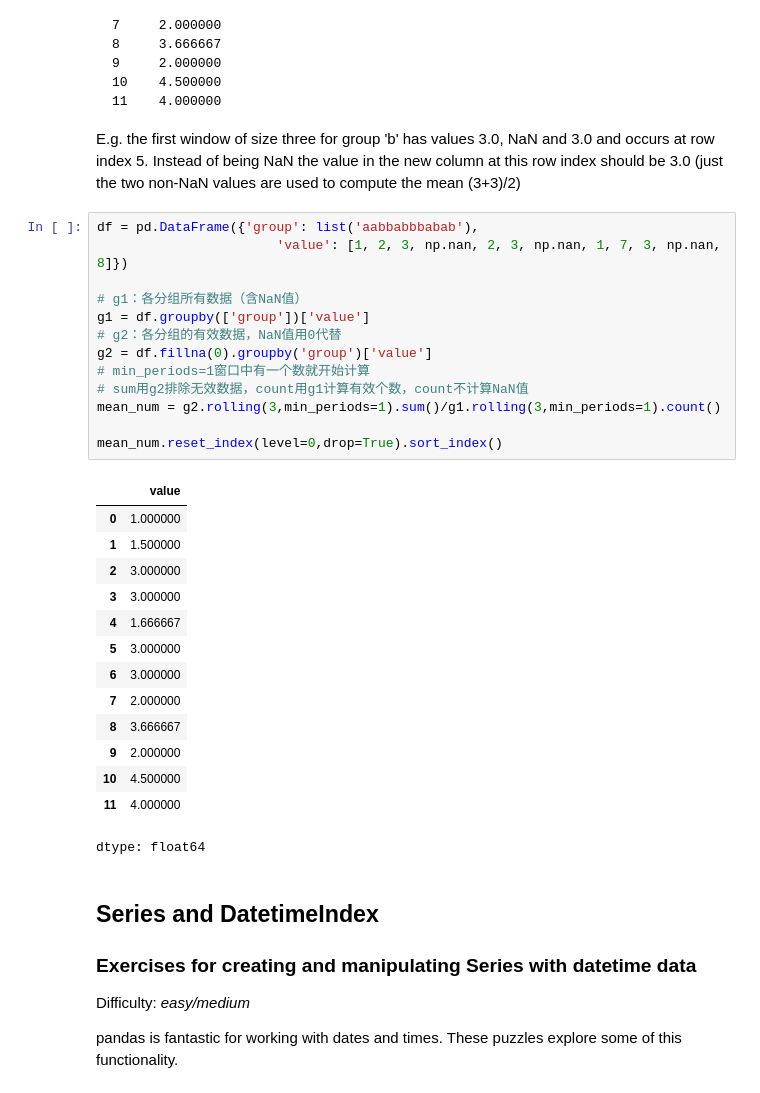
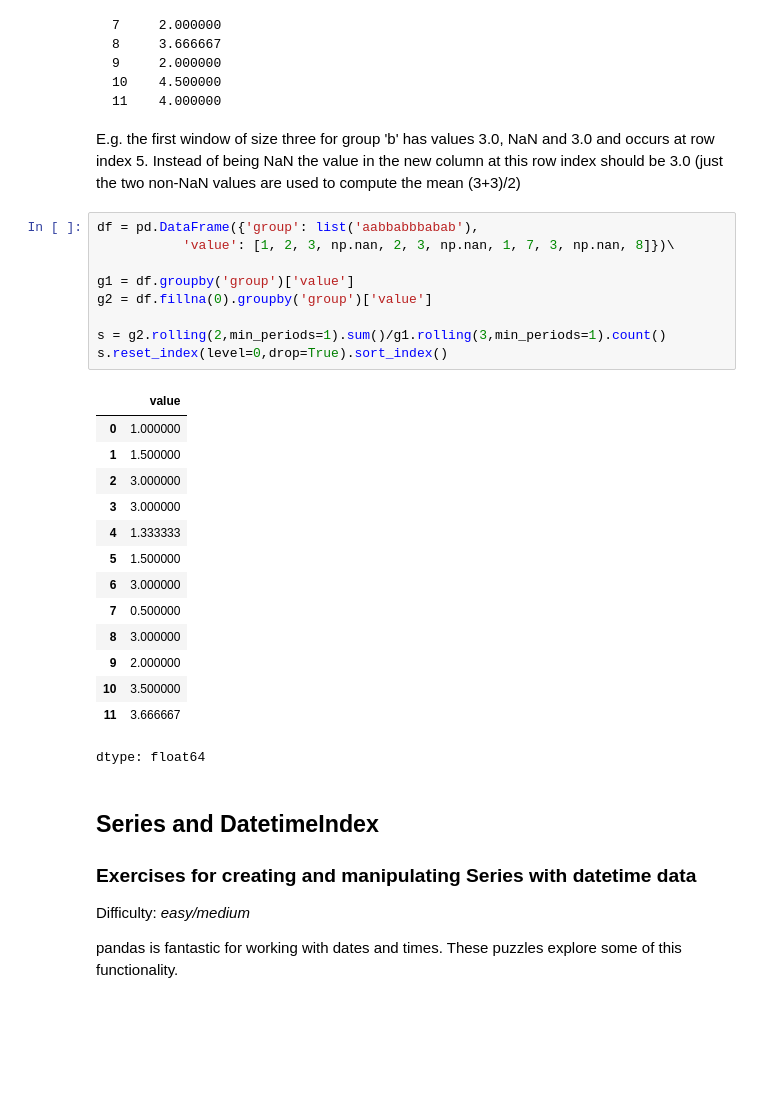
Before and after one commit to j2356681836-stack/colab-notebooks, a Jupyter notebook: 100-pandas-puzzles-solution.ipynb, the cells around one changed output. Drawn from its saved outputs; the diff is of its cells as text; blank space fills up the shorter version.

```diff
--- a/100-pandas-puzzles-solution.ipynb
+++ b/100-pandas-puzzles-solution.ipynb
@@ -376,31 +669,27 @@ The goal is to compute the Series:
 E.g. the first window of size three for group 'b' has values 3.0, NaN and 3.0 and occurs at row index 5. Instead of being NaN the value in the new column at this row index should be 3.0 (just the two non-NaN values are used to compute the mean (3+3)/2)
 # %%
 df = pd.DataFrame({'group': list('aabbabbbabab'),
-                       'value': [1, 2, 3, np.nan, 2, 3, np.nan, 1, 7, 3, np.nan, 8]})
+           'value': [1, 2, 3, np.nan, 2, 3, np.nan, 1, 7, 3, np.nan, 8]})\
 
-# g1：各分组所有数据（含NaN值）
-g1 = df.groupby(['group'])['value']
-# g2：各分组的有效数据，NaN值用0代替
+g1 = df.groupby('group')['value']
 g2 = df.fillna(0).groupby('group')['value']
-# min_periods=1窗口中有一个数就开始计算
-# sum用g2排除无效数据，count用g1计算有效个数，count不计算NaN值
-mean_num = g2.rolling(3,min_periods=1).sum()/g1.rolling(3,min_periods=1).count()
 
-mean_num.reset_index(level=0,drop=True).sort_index()
+s = g2.rolling(2,min_periods=1).sum()/g1.rolling(3,min_periods=1).count()
+s.reset_index(level=0,drop=True).sort_index()
 # %% [output]
 |  | value |
 | 0 | 1.000000 |
 | 1 | 1.500000 |
 | 2 | 3.000000 |
 | 3 | 3.000000 |
-| 4 | 1.666667 |
-| 5 | 3.000000 |
+| 4 | 1.333333 |
+| 5 | 1.500000 |
 | 6 | 3.000000 |
-| 7 | 2.000000 |
-| 8 | 3.666667 |
+| 7 | 0.500000 |
+| 8 | 3.000000 |
 | 9 | 2.000000 |
-| 10 | 4.500000 |
-| 11 | 4.000000 |
+| 10 | 3.500000 |
+| 11 | 3.666667 |
 dtype: float64
 # %% [markdown]
 ## Series and DatetimeIndex
```
Also changed, not shown: parts of 51 cells of this notebook.
